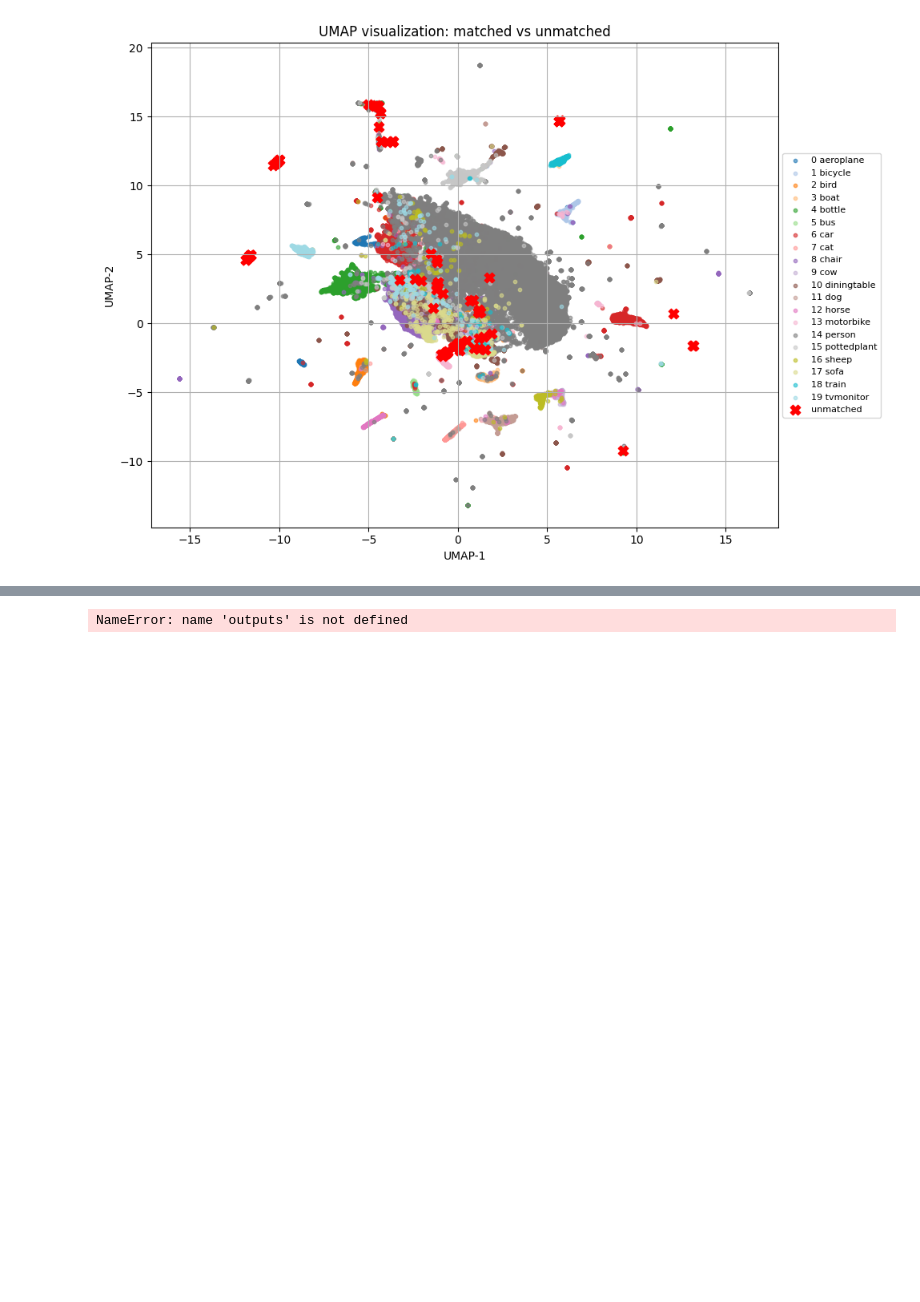
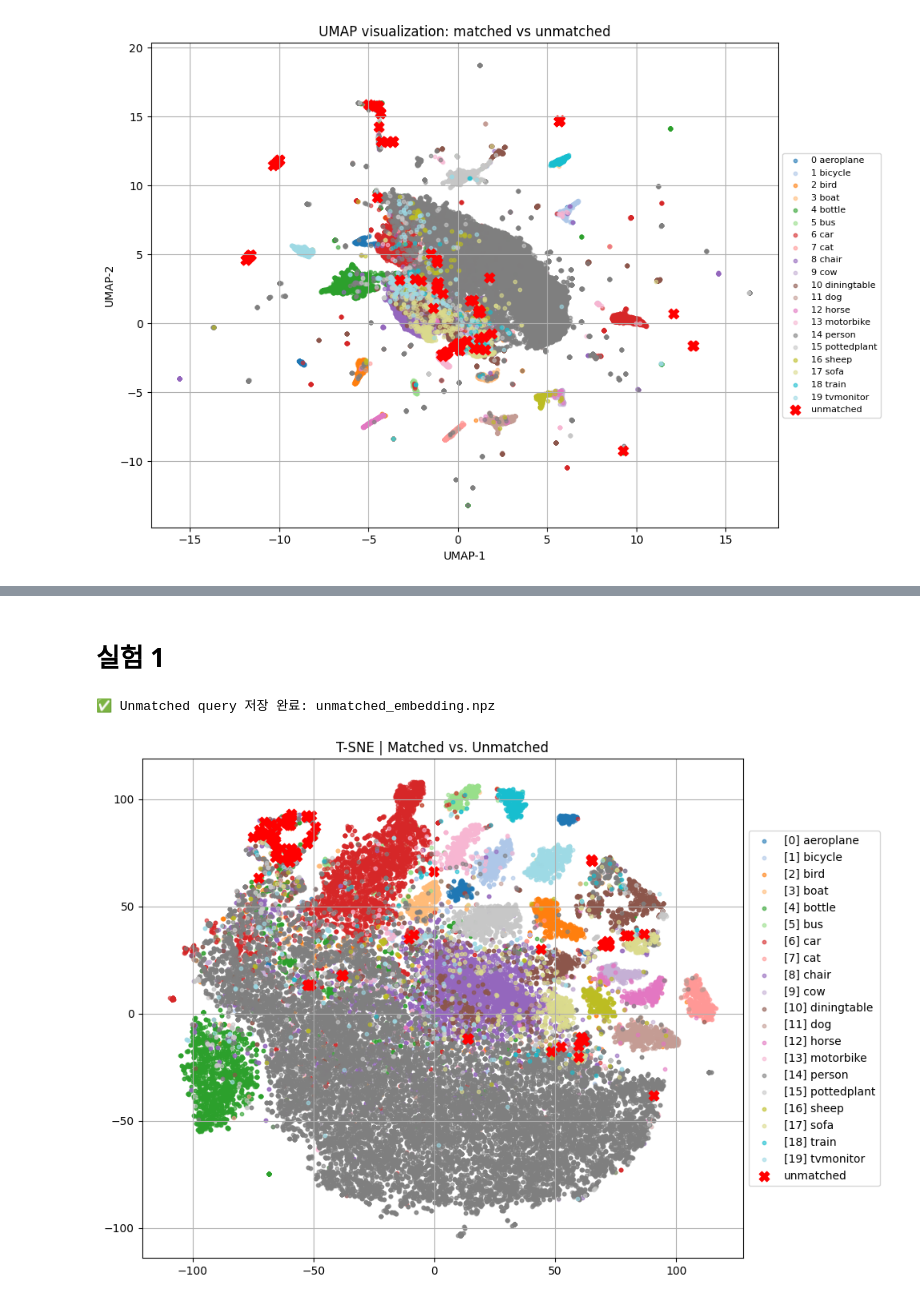
Before and after one commit to kyh980909/Contextual_Labeling, a Jupyter notebook: test.ipynb, the cells around one changed output, grey strips where cells are left out. Cells and saved outputs as stored; diff of their text form; code cells hidden in the pictures; blank space fills up the shorter version.

Commit message:
Update Experiment1

```diff
--- a/test.ipynb
+++ b/test.ipynb
@@ -583,2 +554,0 @@ TypeError: expected Tensor as element 0 in argument 0, but got dict
-# %%
-outputs = model(image.to(device))
@@ -612,8 +557,10 @@ IndexError: too many indices for tensor of dimension 1
 # %%
 if not os.path.exists("test_outputs_with_embeddings.npz"):
     all_embeddings = []
+    all_labels = []
     all_boxes = []
-    all_labels = []
+    all_logits = []
+    all_obj = []
     all_scores = []
     all_image_ids = []
 
@@ -1047,9 +935,3 @@ def visualize_unmatched_queries(model, matcher, image_tensor, target, device, sc
     plt.axis("off")
     plt.tight_layout()
     plt.show()
-# %%
-image, target = get_sample_from_dataloader(data_loader_val, index=150)
-
-unmatched_embeddings, unmatched_boxes, unmatched_scores = extract_unmatched_embeddings_from_image(
-    model, matcher, image, target, device, save_path="unmatched_embedding.npz"
-)
@@ -1075,11 +940,0 @@ mat
-# %%
-# 차원 축소 (PCA 예시)
-pca = PCA(n_components=2)
-reduced_embeddings = pca.fit_transform(query_embeddings)  # [num_queries, 2]
-
-# 정규화된 바운딩 박스를 원본 이미지 크기로 변환
-boxes = box_cxcywh_to_xyxy(outputs['pred_boxes'][0].cpu())
-boxes[:, [0, 2]] *= image_pil.width
-boxes[:, [1, 3]] *= image_pil.height
-# %% [output]
-NameError: name 'outputs' is not defined
@@ -1143,0 +941,2 @@ plt.show()
+# %% [markdown]
+# 실험 1
@@ -1143,0 +995,20 @@ plt.show()
+# %%
+matched_path = "matched_embeddings.npz"
+unmatched_path = "unmatched_embedding.npz"
+method = "T-SNE"  # or "T-SNE", "UMAP"
+# %%
+sample, target = get_sample_from_dataloader(data_loader_val, 0)
+
+extract_unmatched_embeddings_from_image(
+    model,
+    matcher,
+    sample,
+    target,
+    device,
+    save_path="unmatched_embedding.npz"
+)
+
+experiment_1_matched_vs_unmatched(matched_path, unmatched_path, method)
+# %% [output]
+✅ Unmatched query 저장 완료: unmatched_embedding.npz
+[figure, added]
```
Also changed, not shown: parts of 24 cells of this notebook.
